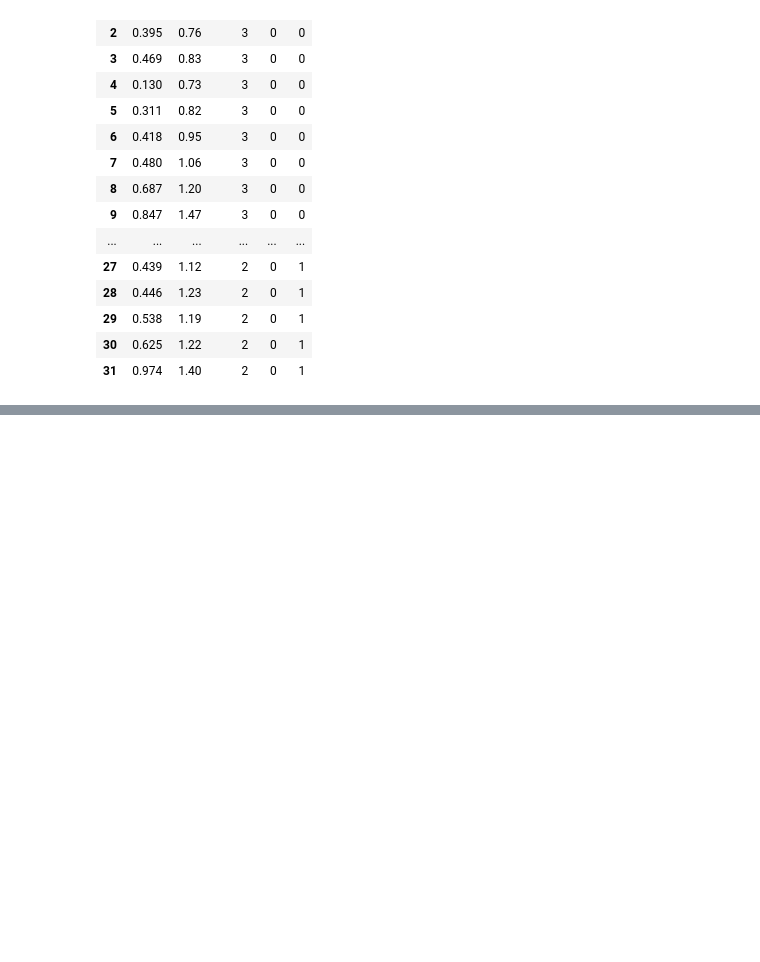
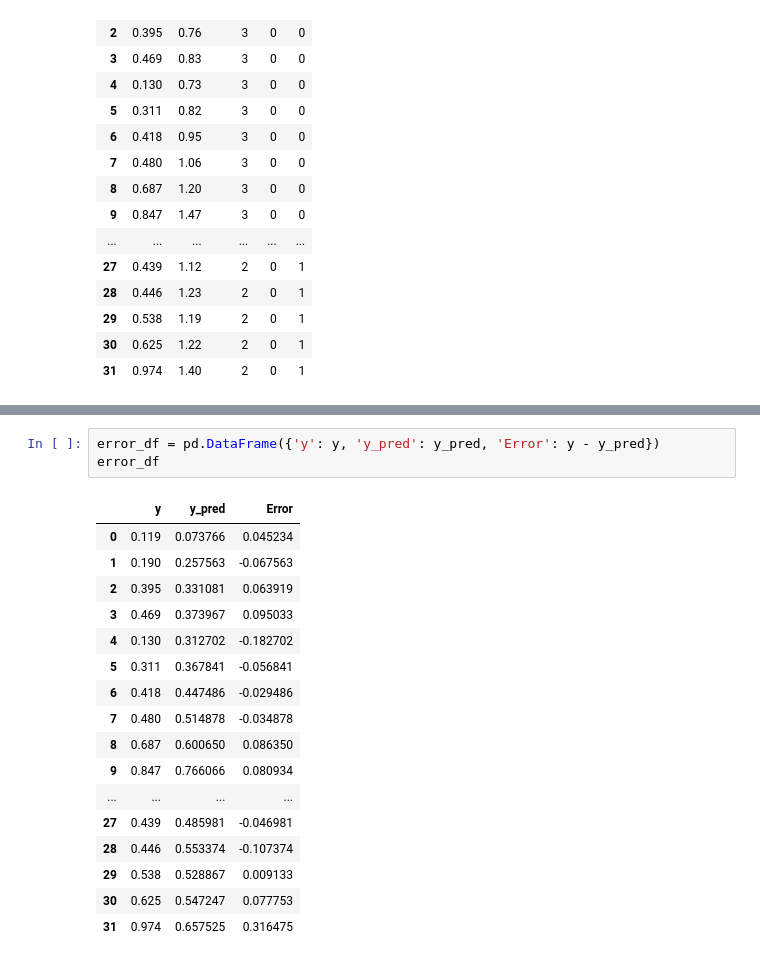
Before and after one commit to 2shashank11/Lab-Codes, a Jupyter notebook: Sem V/ML Lab/Lab 04/Q2.ipynb, the cells around one changed output, grey strips where cells are left out. Saved outputs shown, nothing was run; the diff lists cells and outputs as text; blank space fills up the shorter version.

```diff
--- a/Sem V/ML Lab/Lab 04/Q2.ipynb
+++ b/Sem V/ML Lab/Lab 04/Q2.ipynb
@@ -130,0 +149,21 @@ NameError: name 'X' is not defined
+# %%
+error_df = pd.DataFrame({'y': y, 'y_pred': y_pred, 'Error': y - y_pred})
+error_df
+# %% [output]
+|  | y | y_pred | Error |
+| 0 | 0.119 | 0.073766 | 0.045234 |
+| 1 | 0.190 | 0.257563 | -0.067563 |
+| 2 | 0.395 | 0.331081 | 0.063919 |
+| 3 | 0.469 | 0.373967 | 0.095033 |
+| 4 | 0.130 | 0.312702 | -0.182702 |
+| 5 | 0.311 | 0.367841 | -0.056841 |
+| 6 | 0.418 | 0.447486 | -0.029486 |
+| 7 | 0.480 | 0.514878 | -0.034878 |
+| 8 | 0.687 | 0.600650 | 0.086350 |
+| 9 | 0.847 | 0.766066 | 0.080934 |
+| ... | ... | ... | ... |
+| 27 | 0.439 | 0.485981 | -0.046981 |
+| 28 | 0.446 | 0.553374 | -0.107374 |
+| 29 | 0.538 | 0.528867 | 0.009133 |
+| 30 | 0.625 | 0.547247 | 0.077753 |
+| 31 | 0.974 | 0.657525 | 0.316475 |
```
Also changed, not shown: parts of 6 cells of this notebook, 1 other file.
